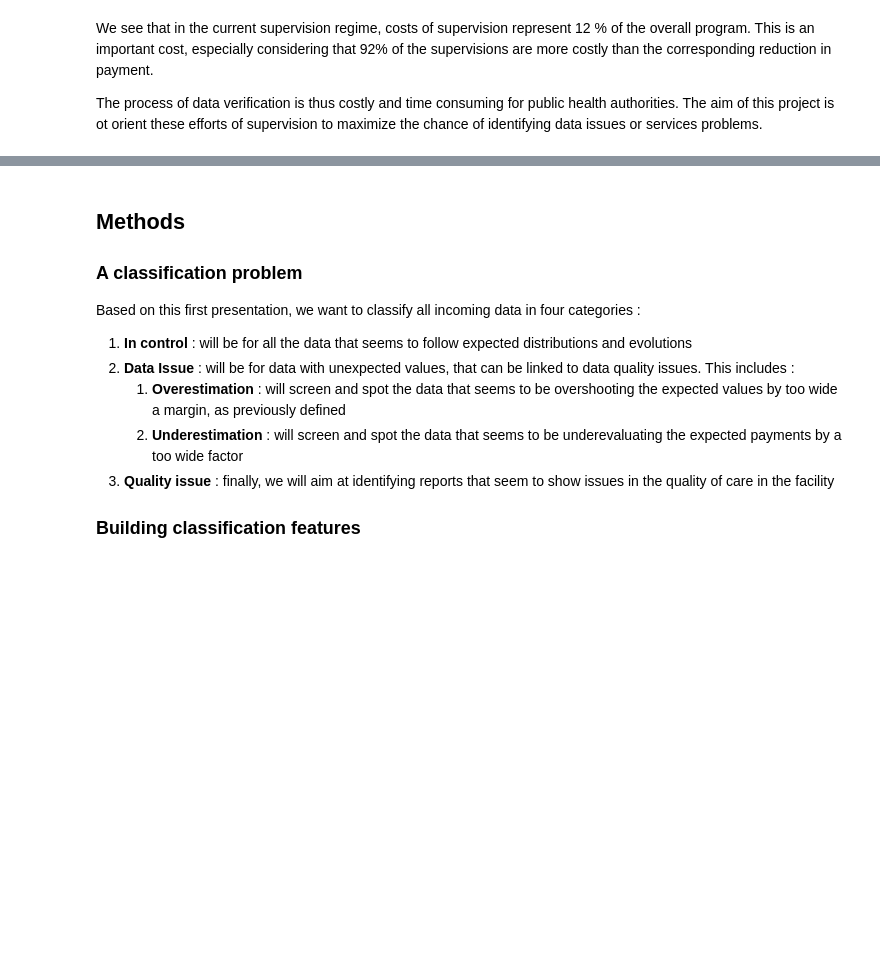
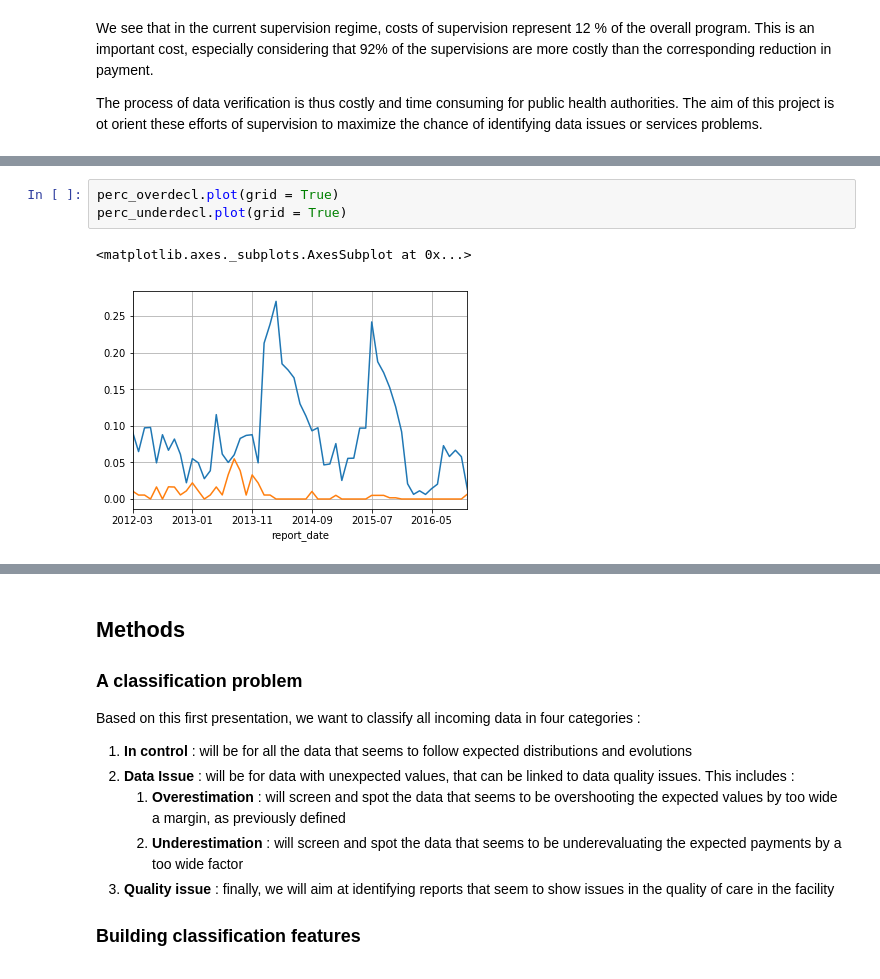
Before and after one commit to grlurton/orbf_data_validation, a Jupyter notebook: notebooks/reporting/Analysis.ipynb, the cells around one changed output, grey strips where cells are left out. Saved outputs shown, nothing was run; the diff lists cells and outputs as text; blank space fills up the shorter version.

```diff
--- a/notebooks/reporting/Analysis.ipynb
+++ b/notebooks/reporting/Analysis.ipynb
@@ -133,0 +174,6 @@ The process of data verification is thus costly and time consuming for public he
+# %%
+perc_overdecl.plot(grid = True)
+perc_underdecl.plot(grid = True)
+# %% [output]
+<matplotlib.axes._subplots.AxesSubplot at 0x...>
+[figure, added]
```
Also changed, not shown: parts of 51 cells of this notebook, 2 other files.
